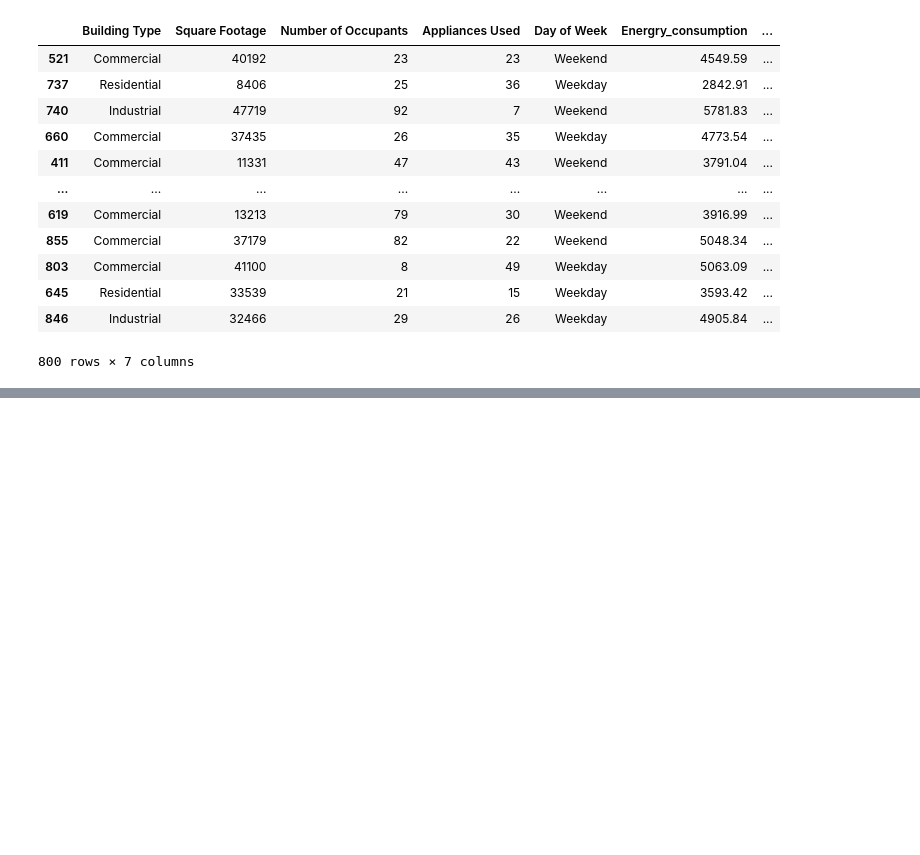
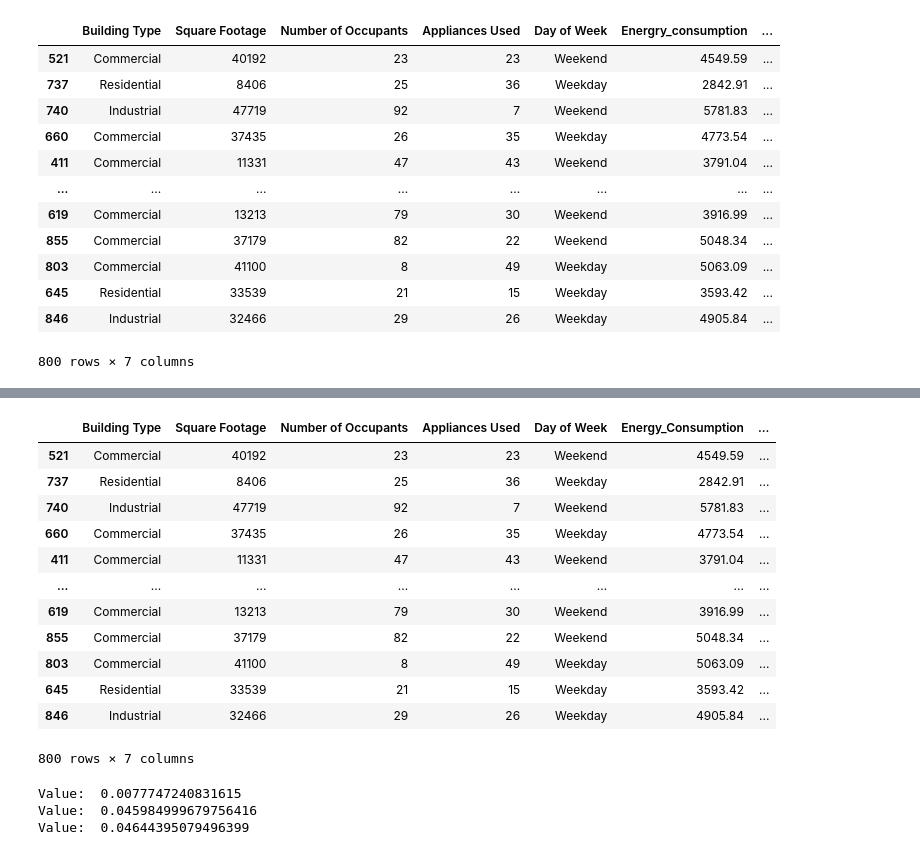
Before and after one commit to jaikumar-developer/Artificial-intelligence, a Jupyter notebook: Regression.ipynb, the cells around one changed output, grey strips where cells are left out. Saved outputs shown, nothing was run; the diff lists cells and outputs as text; code cells hidden in the pictures; blank space fills up the shorter version.

Commit message:
Regression

```diff
--- a/Regression.ipynb
+++ b/Regression.ipynb
@@ -194,0 +284,9 @@ pipeline = Pipeline(steps=[('preprocessor',Preprocessor),('regression',LinearReg
+# %%
+from sklearn.pipeline import Pipeline
+from xgboost import XGBRegressor
+#from lightgbm import LGBMRegressor
+
+
+XG_Model = Pipeline(steps=[('preprocessor',Preprocessor),('regression',XGBRegressor())])
+# %%
+XG_Model.fit(c_train,d_train)
@@ -194,0 +311,20 @@ pipeline = Pipeline(steps=[('preprocessor',Preprocessor),('regression',LinearReg
+# %%
+c_test["Energy_Consumption"]=d_test
+# %%
+c_test["Prdiction"]=XG_Model.predict(c_test)
+# %%
+c_test
+# %% [output]
+|  | Building Type | Square Footage | Number of Occupants | Appliances Used | Day of Week | Energy_Consumption | ... |
+| 521 | Commercial | 40192 | 23 | 23 | Weekend | 4549.59 | ... |
+| 737 | Residential | 8406 | 25 | 36 | Weekday | 2842.91 | ... |
+| 740 | Industrial | 47719 | 92 | 7 | Weekend | 5781.83 | ... |
+| 660 | Commercial | 37435 | 26 | 35 | Weekday | 4773.54 | ... |
+| 411 | Commercial | 11331 | 47 | 43 | Weekend | 3791.04 | ... |
+| ... | ... | ... | ... | ... | ... | ... | ... |
+| 619 | Commercial | 13213 | 79 | 30 | Weekend | 3916.99 | ... |
+| 855 | Commercial | 37179 | 82 | 22 | Weekend | 5048.34 | ... |
+| 803 | Commercial | 41100 | 8 | 49 | Weekday | 5063.09 | ... |
+| 645 | Residential | 33539 | 21 | 15 | Weekday | 3593.42 | ... |
+| 846 | Industrial | 32466 | 29 | 26 | Weekday | 4905.84 | ... |
+800 rows × 7 columns
@@ -194,0 +339,8 @@ pipeline = Pipeline(steps=[('preprocessor',Preprocessor),('regression',LinearReg
+# %%
+print("Value: ",Linear_Model)
+print("Value: ",RF_Model_Final)
+print("Value: ",XG_Boost_Model)
+# %% [output]
+Value:  0.0077747240831615
+Value:  0.045984999679756416
+Value:  0.04644395079496399
```
Also changed, not shown: parts of 21 cells of this notebook, 1 other file.
